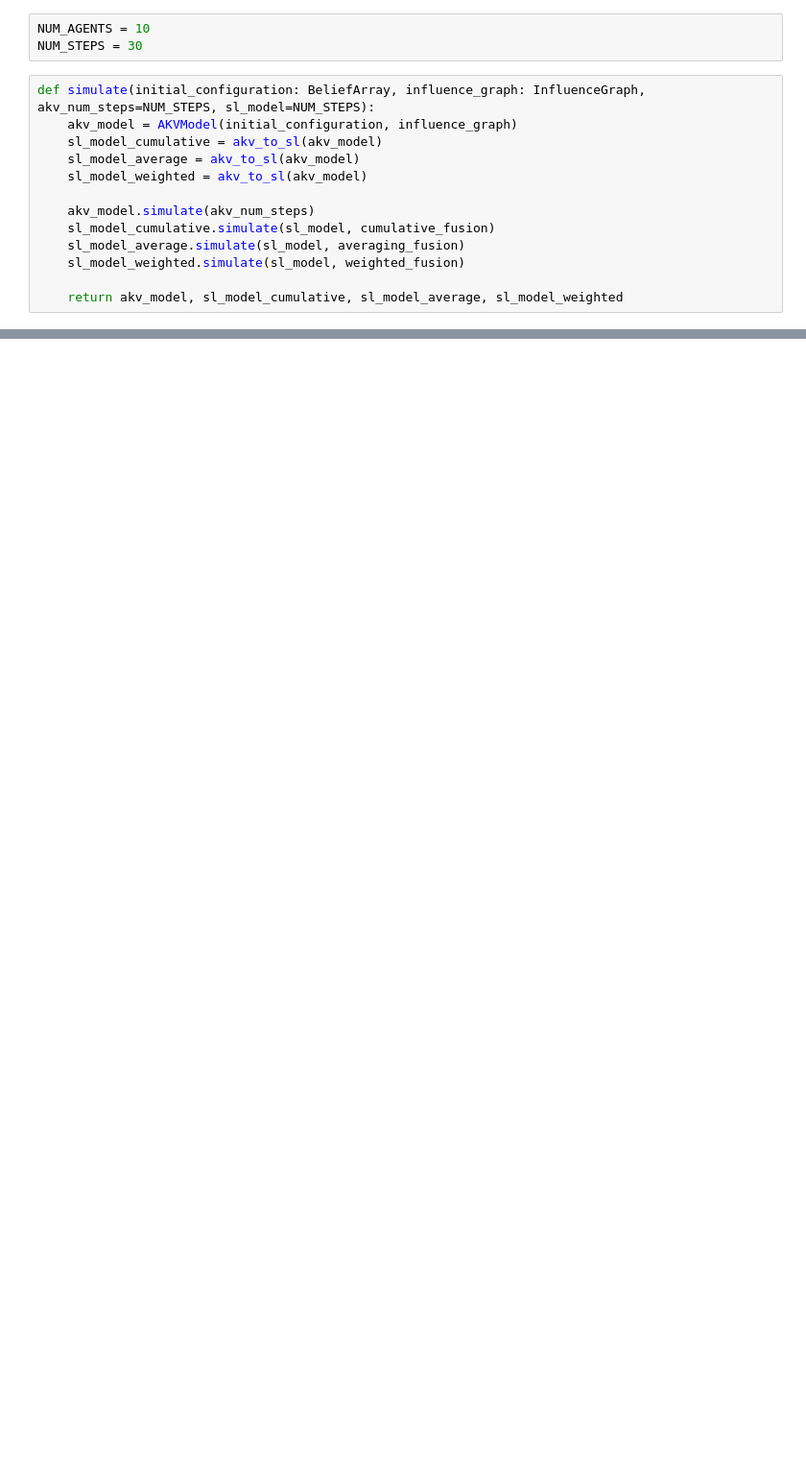
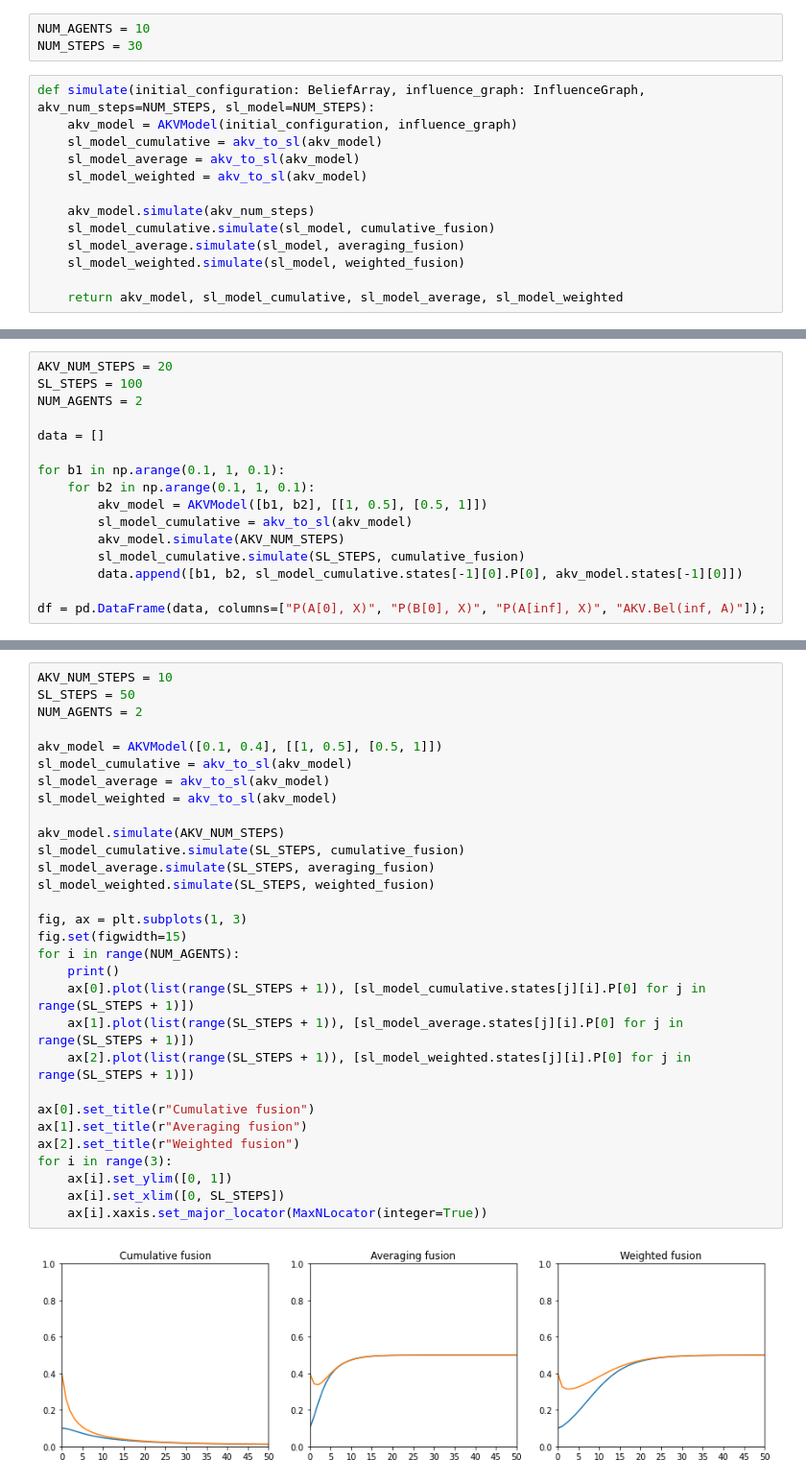
Before and after one commit to josecoliveira/subjective-logic, a Jupyter notebook: two-agents.ipynb, the cells around one changed output, grey strips where cells are left out. Shown: that part at 96% size. Drawn from its saved outputs; the diff is of its cells as text; blank space fills up the shorter version.

```diff
--- a/two-agents.ipynb
+++ b/two-agents.ipynb
@@ -64,0 +82,16 @@ for i in range(4):
+# %%
+AKV_NUM_STEPS = 20
+SL_STEPS = 100
+NUM_AGENTS = 2
+
+data = []
+
+for b1 in np.arange(0.1, 1, 0.1):
+    for b2 in np.arange(0.1, 1, 0.1):
+        akv_model = AKVModel([b1, b2], [[1, 0.5], [0.5, 1]])
+        sl_model_cumulative = akv_to_sl(akv_model)
+        akv_model.simulate(AKV_NUM_STEPS)
+        sl_model_cumulative.simulate(SL_STEPS, cumulative_fusion)
+        data.append([b1, b2, sl_model_cumulative.states[-1][0].P[0], akv_model.states[-1][0]])
+
+df = pd.DataFrame(data, columns=["P(A[0], X)", "P(B[0], X)", "P(A[inf], X)", "AKV.Bel(inf, A)"]);
@@ -64,0 +122,32 @@ for i in range(4):
+# %%
+AKV_NUM_STEPS = 10
+SL_STEPS = 50
+NUM_AGENTS = 2
+
+akv_model = AKVModel([0.1, 0.4], [[1, 0.5], [0.5, 1]])
+sl_model_cumulative = akv_to_sl(akv_model)
+sl_model_average = akv_to_sl(akv_model)
+sl_model_weighted = akv_to_sl(akv_model)
+
+akv_model.simulate(AKV_NUM_STEPS)
+sl_model_cumulative.simulate(SL_STEPS, cumulative_fusion)
+sl_model_average.simulate(SL_STEPS, averaging_fusion)
+sl_model_weighted.simulate(SL_STEPS, weighted_fusion)
+
+fig, ax = plt.subplots(1, 3)
+fig.set(figwidth=15)
+for i in range(NUM_AGENTS):
+    print()
+    ax[0].plot(list(range(SL_STEPS + 1)), [sl_model_cumulative.states[j][i].P[0] for j in range(SL_STEPS + 1)])
+    ax[1].plot(list(range(SL_STEPS + 1)), [sl_model_average.states[j][i].P[0] for j in range(SL_STEPS + 1)])
+    ax[2].plot(list(range(SL_STEPS + 1)), [sl_model_weighted.states[j][i].P[0] for j in range(SL_STEPS + 1)])
+
+ax[0].set_title(r"Cumulative fusion")
+ax[1].set_title(r"Averaging fusion")
+ax[2].set_title(r"Weighted fusion")
+for i in range(3):
+    ax[i].set_ylim([0, 1])
+    ax[i].set_xlim([0, SL_STEPS])
+    ax[i].xaxis.set_major_locator(MaxNLocator(integer=True))
+# %% [output]
+[figure, added]
```
Also changed, not shown: parts of 11 cells of this notebook, 9 other files.
